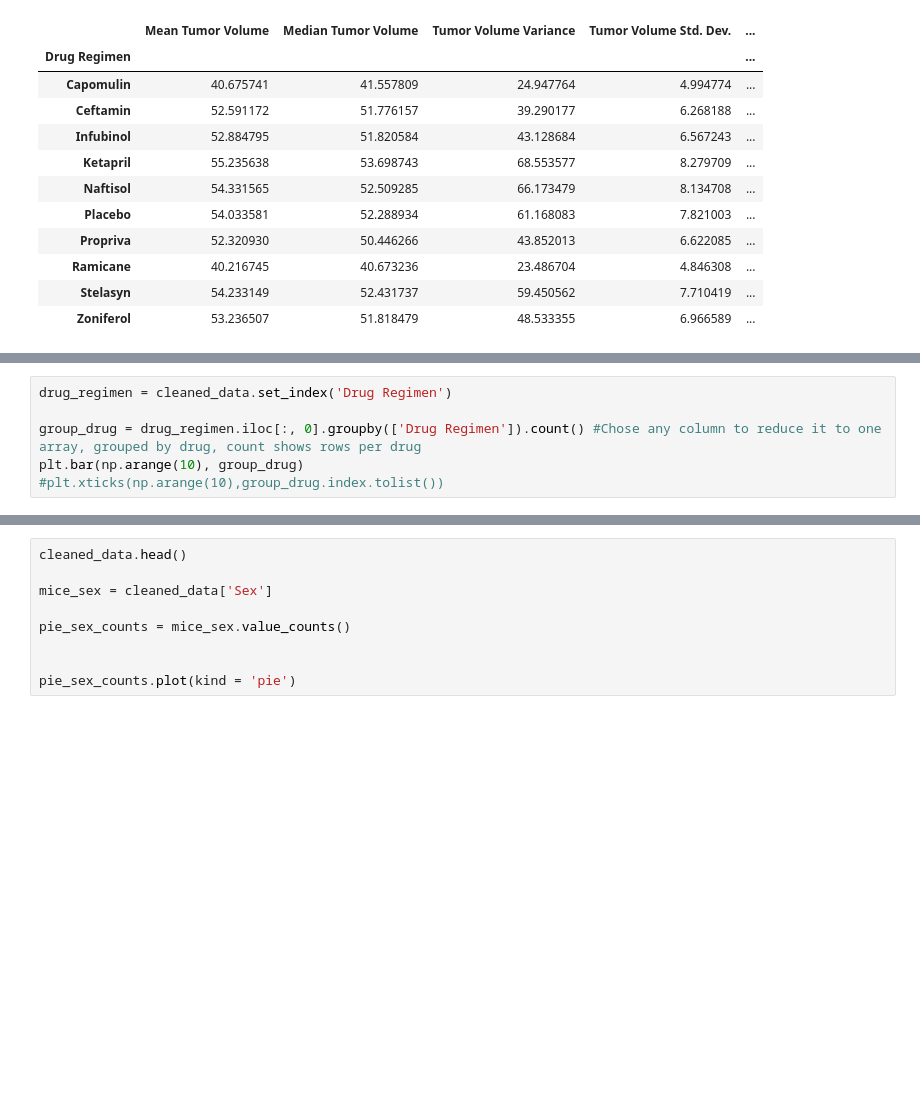
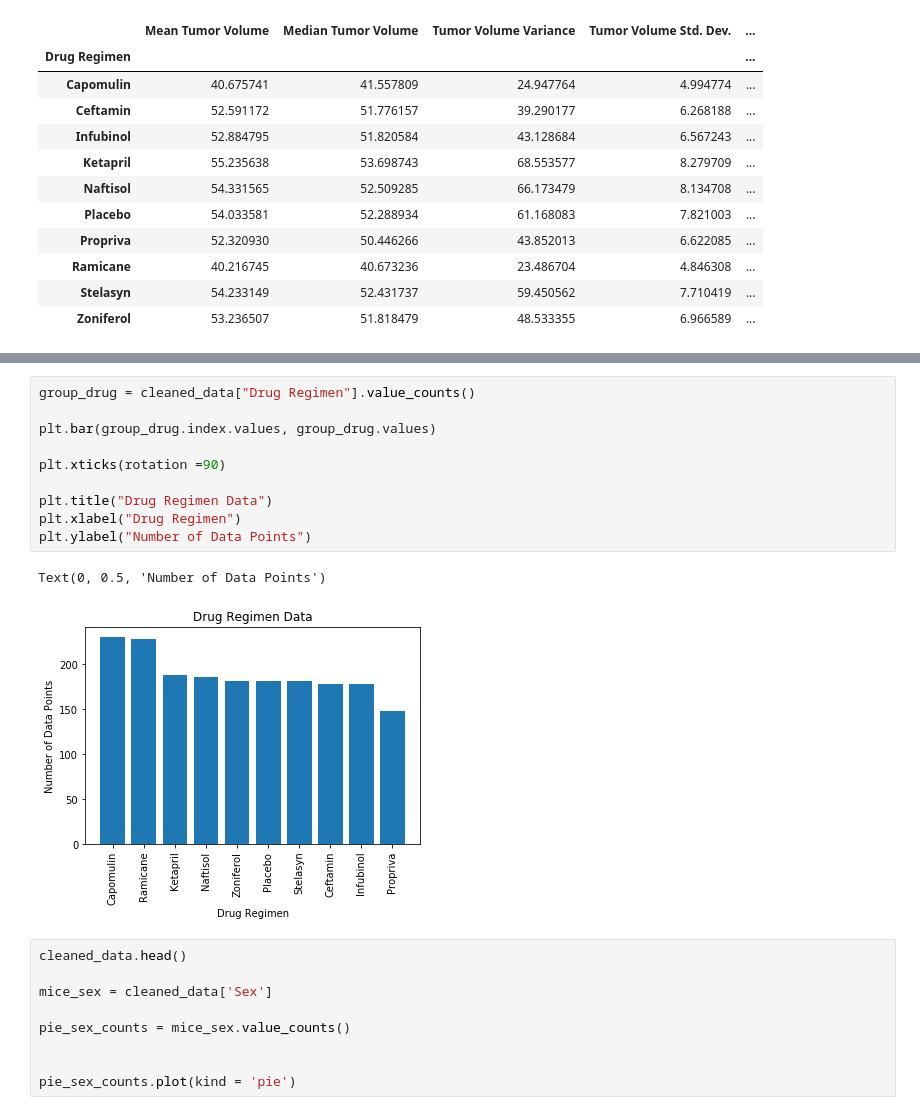
Before and after one commit to phil-wew/Pymaceuticals, a Jupyter notebook: solved_pymaceuticals.ipynb, the cells around one changed output, grey strips where cells are left out. Cells and saved outputs as stored; diff of their text form; blank space fills up the shorter version.

```diff
--- a/solved_pymaceuticals.ipynb
+++ b/solved_pymaceuticals.ipynb
@@ -195,6 +170,0 @@ group_drug
-# %%
-drug_regimen = cleaned_data.set_index('Drug Regimen')
-
-group_drug = drug_regimen.iloc[:, 0].groupby(['Drug Regimen']).count() #Chose any column to reduce it to one array, grouped by drug, count shows rows per drug
-plt.bar(np.arange(10), group_drug)
-#plt.xticks(np.arange(10),group_drug.index.tolist())
@@ -208,3 +188,16 @@ pandas.core.series.Series
+# %%
+group_drug = cleaned_data["Drug Regimen"].value_counts()
+
+plt.bar(group_drug.index.values, group_drug.values)
+
+plt.xticks(rotation =90)
+
+plt.title("Drug Regimen Data")
+plt.xlabel("Drug Regimen")
+plt.ylabel("Number of Data Points")
+# %% [output]
+Text(0, 0.5, 'Number of Data Points')
+[figure, added]
 # %%
 cleaned_data.head()
 
```
Also changed, not shown: parts of 19 cells of this notebook, 1 other file.
